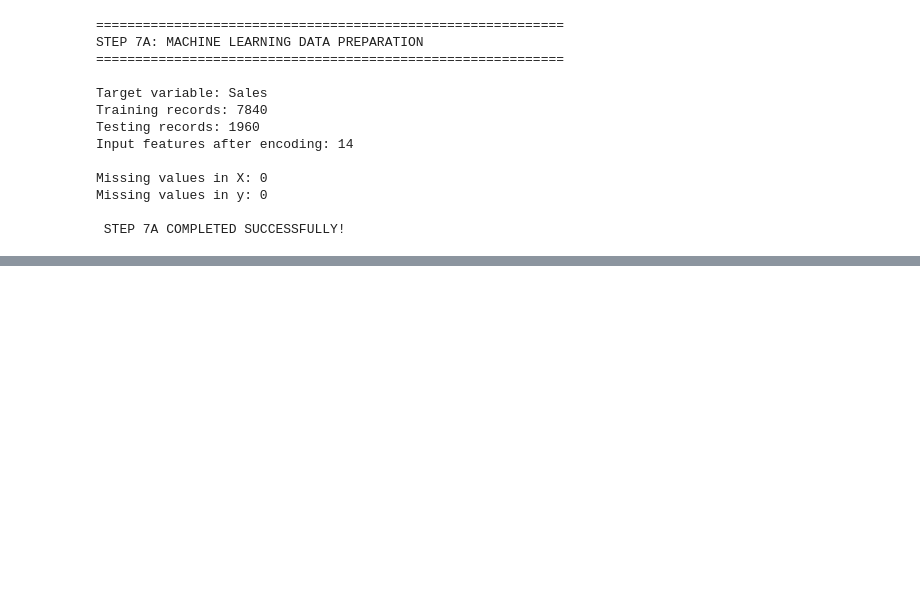
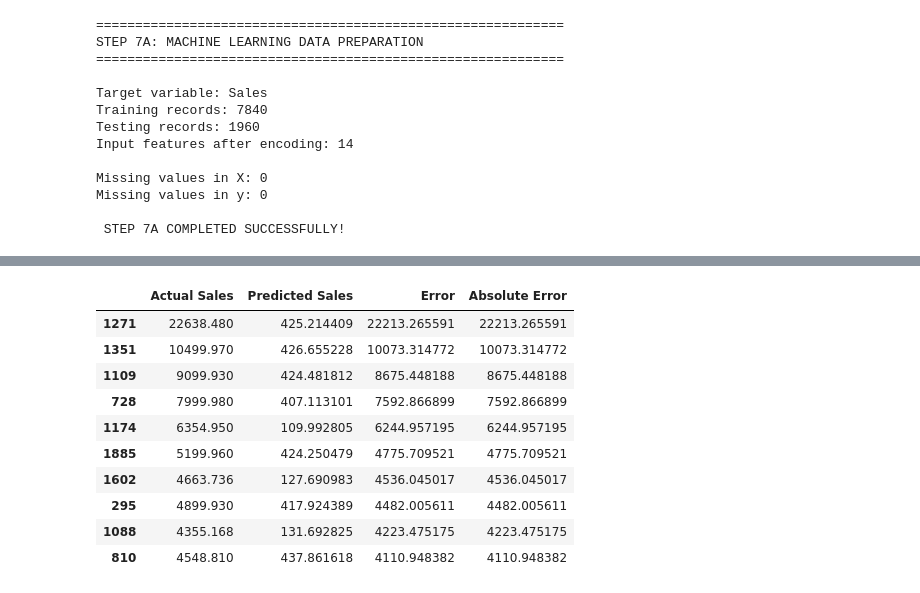
Before and after one commit to dineshsinghdhami/retail-sales-analytics-and-prediction, a Jupyter notebook: 06_Sales_Prediction.ipynb, the cells around one changed output, grey strips where cells are left out. Cells and saved outputs as stored; diff of their text form; code cells hidden in the pictures; blank space fills up the shorter version.

```diff
--- a/06_Sales_Prediction.ipynb
+++ b/06_Sales_Prediction.ipynb
@@ -333,0 +526,19 @@ Missing values in y: 0
+# %%
+largest_errors = comparison.sort_values(
+    "Absolute Error",
+    ascending=False
+).head(10)
+
+largest_errors
+# %% [output]
+|  | Actual Sales | Predicted Sales | Error | Absolute Error |
+| 1271 | 22638.480 | 425.214409 | 22213.265591 | 22213.265591 |
+| 1351 | 10499.970 | 426.655228 | 10073.314772 | 10073.314772 |
+| 1109 | 9099.930 | 424.481812 | 8675.448188 | 8675.448188 |
+| 728 | 7999.980 | 407.113101 | 7592.866899 | 7592.866899 |
+| 1174 | 6354.950 | 109.992805 | 6244.957195 | 6244.957195 |
+| 1885 | 5199.960 | 424.250479 | 4775.709521 | 4775.709521 |
+| 1602 | 4663.736 | 127.690983 | 4536.045017 | 4536.045017 |
+| 295 | 4899.930 | 417.924389 | 4482.005611 | 4482.005611 |
+| 1088 | 4355.168 | 131.692825 | 4223.475175 | 4223.475175 |
+| 810 | 4548.810 | 437.861618 | 4110.948382 | 4110.948382 |
```
Also changed, not shown: parts of 26 cells of this notebook.
